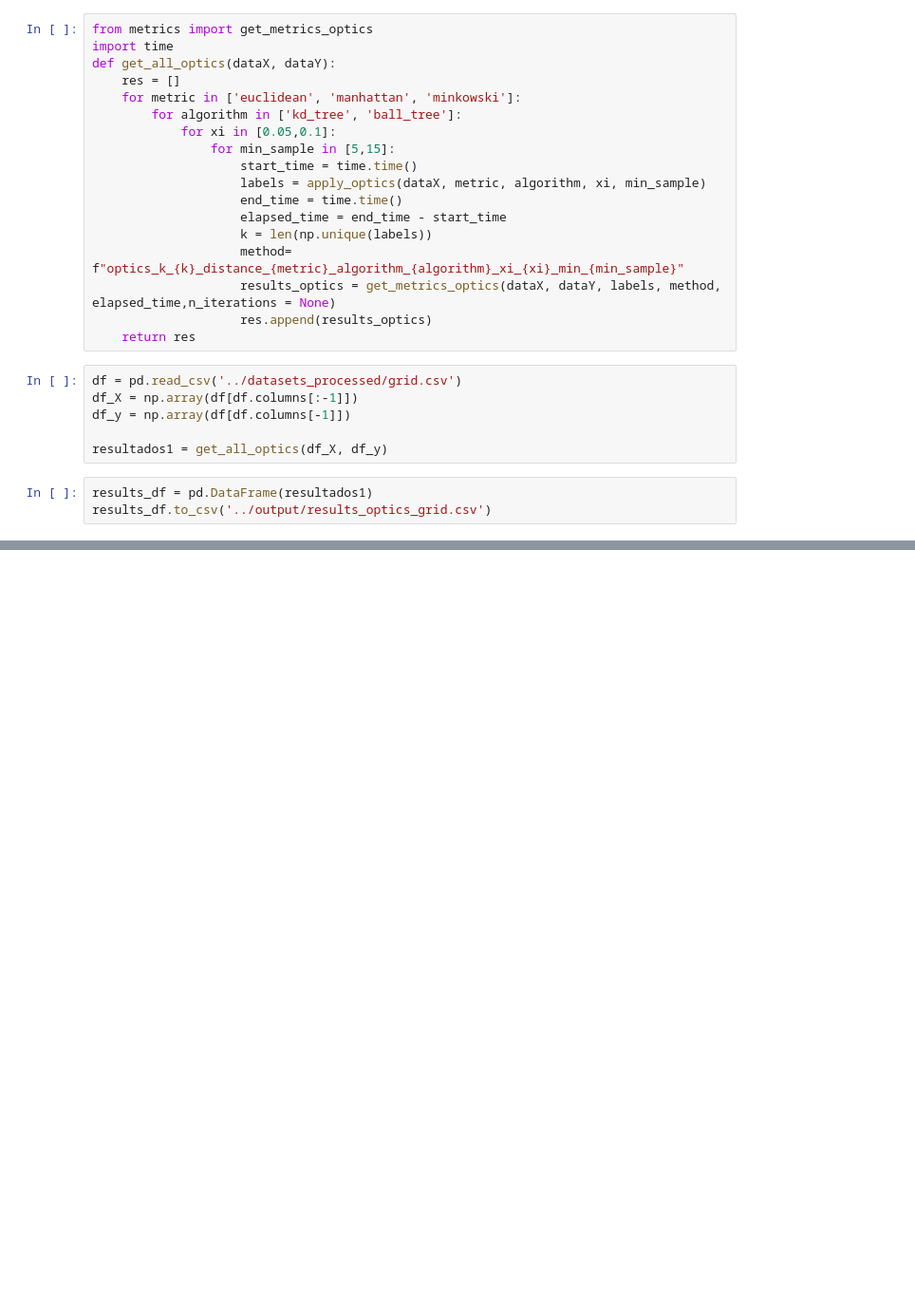
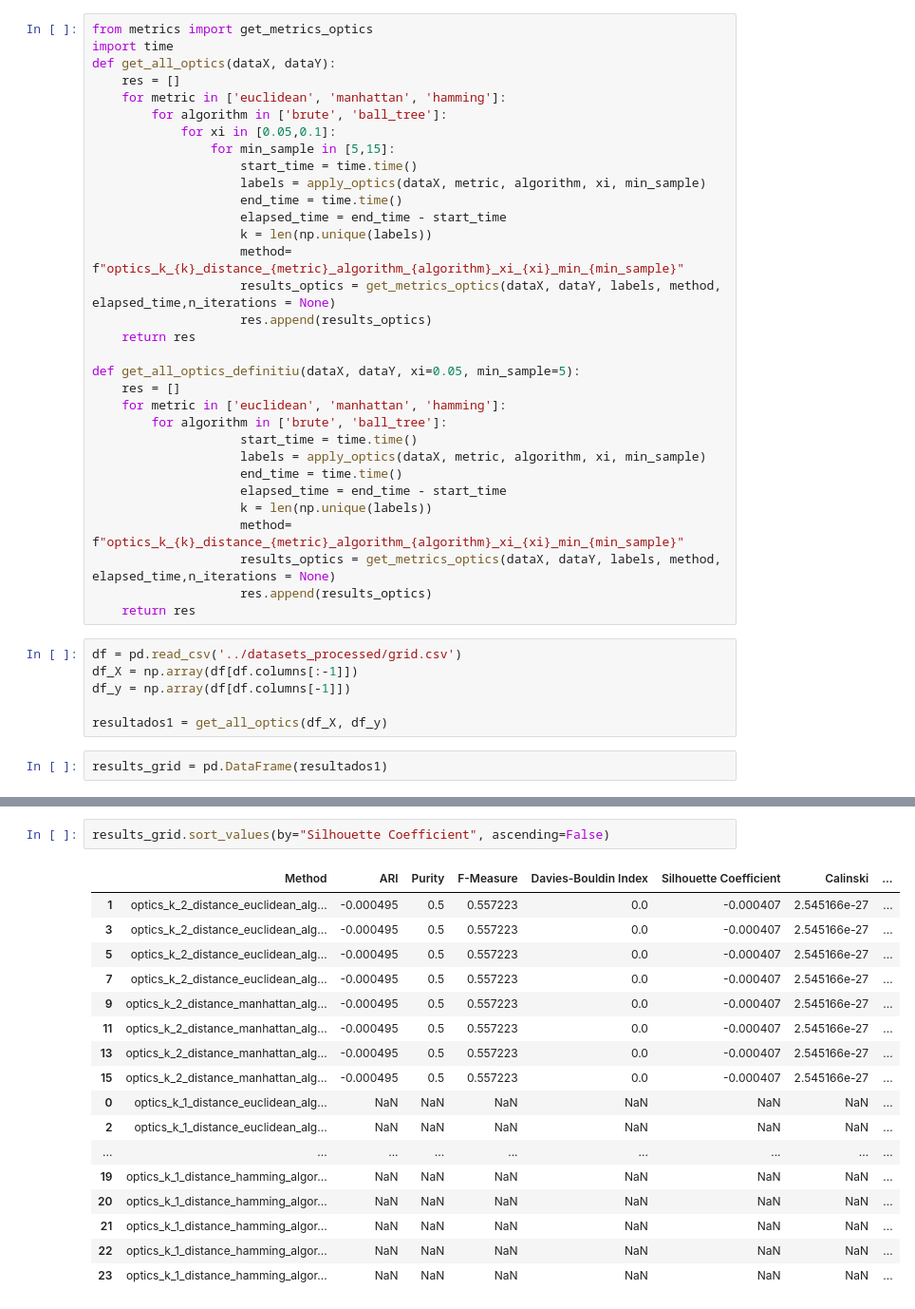
Before and after one commit to Bernat-C/Clustering-Analysis, a Jupyter notebook: testing_aina.ipynb, the cells around one changed output, grey strips where cells are left out. Shown at 95% size. Cells and saved outputs as stored; diff of their text form; blank space fills up the shorter version.

Commit message:
resultsaina4

```diff
--- a/testing_aina.ipynb
+++ b/testing_aina.ipynb
@@ -22,8 +22,8 @@ from metrics import get_metrics_optics
 import time
 def get_all_optics(dataX, dataY):
     res = []
-    for metric in ['euclidean', 'manhattan', 'minkowski']:
-        for algorithm in ['kd_tree', 'ball_tree']:
+    for metric in ['euclidean', 'manhattan', 'hamming']:
+        for algorithm in ['brute', 'ball_tree']:
             for xi in [0.05,0.1]:
                 for min_sample in [5,15]:
                     start_time = time.time()
@@ -35,6 +35,20 @@ def get_all_optics(dataX, dataY):
                     results_optics = get_metrics_optics(dataX, dataY, labels, method, elapsed_time,n_iterations = None)
                     res.append(results_optics)
     return res
+
+def get_all_optics_definitiu(dataX, dataY, xi=0.05, min_sample=5):
+    res = []
+    for metric in ['euclidean', 'manhattan', 'hamming']:
+        for algorithm in ['brute', 'ball_tree']:
+                    start_time = time.time()
+                    labels = apply_optics(dataX, metric, algorithm, xi, min_sample)
+                    end_time = time.time()
+                    elapsed_time = end_time - start_time
+                    k = len(np.unique(labels))
+                    method= f"optics_k_{k}_distance_{metric}_algorithm_{algorithm}_xi_{xi}_min_{min_sample}"
+                    results_optics = get_metrics_optics(dataX, dataY, labels, method, elapsed_time,n_iterations = None)
+                    res.append(results_optics)
+    return res
 # %%
 df = pd.read_csv('../datasets_processed/grid.csv')
 df_X = np.array(df[df.columns[:-1]])
@@ -42,5 +56,4 @@ df_y = np.array(df[df.columns[-1]])
 
 resultados1 = get_all_optics(df_X, df_y)
 # %%
-results_df = pd.DataFrame(resultados1)
-results_df.to_csv('../output/results_optics_grid.csv')
+results_grid = pd.DataFrame(resultados1)
@@ -46,0 +64,20 @@ results_df.to_csv('../output/results_optics_grid.csv')
+# %%
+results_grid.sort_values(by="Silhouette Coefficient", ascending=False)
+# %% [output]
+|  | Method | ARI | Purity | F-Measure | Davies-Bouldin Index | Silhouette Coefficient | Calinski | ... |
+| 1 | optics_k_2_distance_euclidean_alg... | -0.000495 | 0.5 | 0.557223 | 0.0 | -0.000407 | 2.545166e-27 | ... |
+| 3 | optics_k_2_distance_euclidean_alg... | -0.000495 | 0.5 | 0.557223 | 0.0 | -0.000407 | 2.545166e-27 | ... |
+| 5 | optics_k_2_distance_euclidean_alg... | -0.000495 | 0.5 | 0.557223 | 0.0 | -0.000407 | 2.545166e-27 | ... |
+| 7 | optics_k_2_distance_euclidean_alg... | -0.000495 | 0.5 | 0.557223 | 0.0 | -0.000407 | 2.545166e-27 | ... |
+| 9 | optics_k_2_distance_manhattan_alg... | -0.000495 | 0.5 | 0.557223 | 0.0 | -0.000407 | 2.545166e-27 | ... |
+| 11 | optics_k_2_distance_manhattan_alg... | -0.000495 | 0.5 | 0.557223 | 0.0 | -0.000407 | 2.545166e-27 | ... |
+| 13 | optics_k_2_distance_manhattan_alg... | -0.000495 | 0.5 | 0.557223 | 0.0 | -0.000407 | 2.545166e-27 | ... |
+| 15 | optics_k_2_distance_manhattan_alg... | -0.000495 | 0.5 | 0.557223 | 0.0 | -0.000407 | 2.545166e-27 | ... |
+| 0 | optics_k_1_distance_euclidean_alg... | NaN | NaN | NaN | NaN | NaN | NaN | ... |
+| 2 | optics_k_1_distance_euclidean_alg... | NaN | NaN | NaN | NaN | NaN | NaN | ... |
+| ... | ... | ... | ... | ... | ... | ... | ... | ... |
+| 19 | optics_k_1_distance_hamming_algor... | NaN | NaN | NaN | NaN | NaN | NaN | ... |
+| 20 | optics_k_1_distance_hamming_algor... | NaN | NaN | NaN | NaN | NaN | NaN | ... |
+| 21 | optics_k_1_distance_hamming_algor... | NaN | NaN | NaN | NaN | NaN | NaN | ... |
+| 22 | optics_k_1_distance_hamming_algor... | NaN | NaN | NaN | NaN | NaN | NaN | ... |
+| 23 | optics_k_1_distance_hamming_algor... | NaN | NaN | NaN | NaN | NaN | NaN | ... |
```
Also changed, not shown: parts of 20 cells of this notebook, 3 other files.
